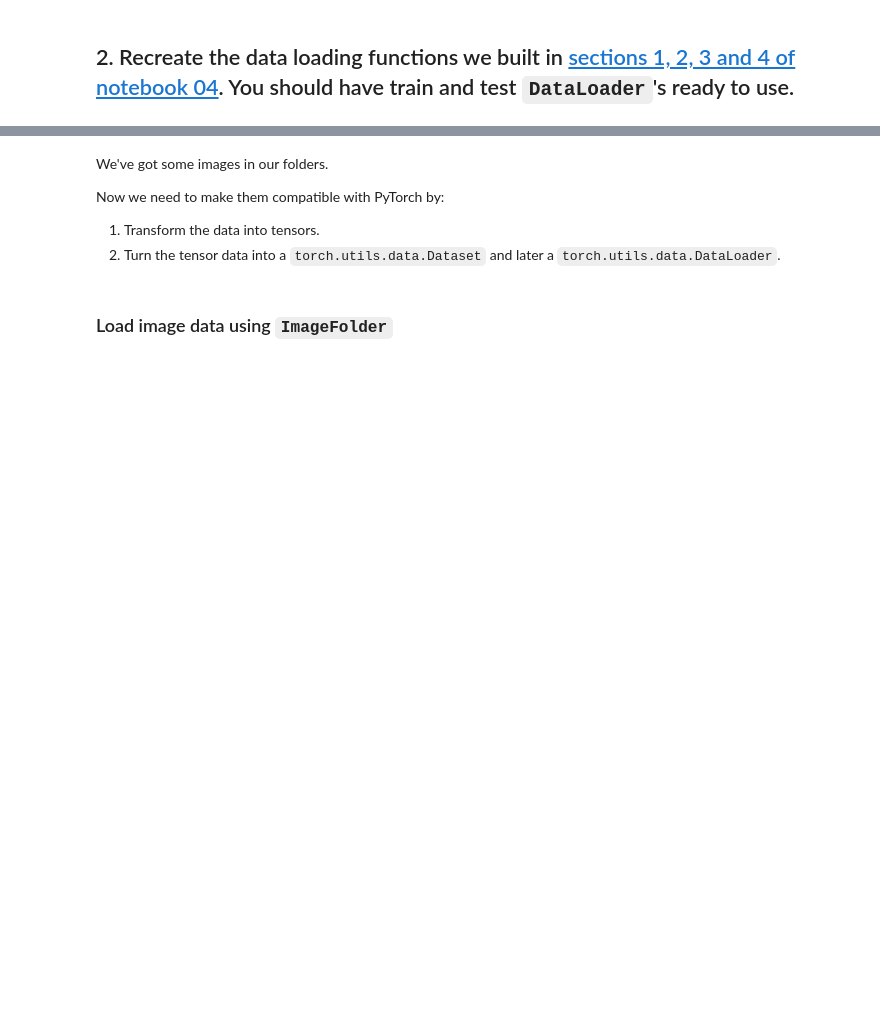
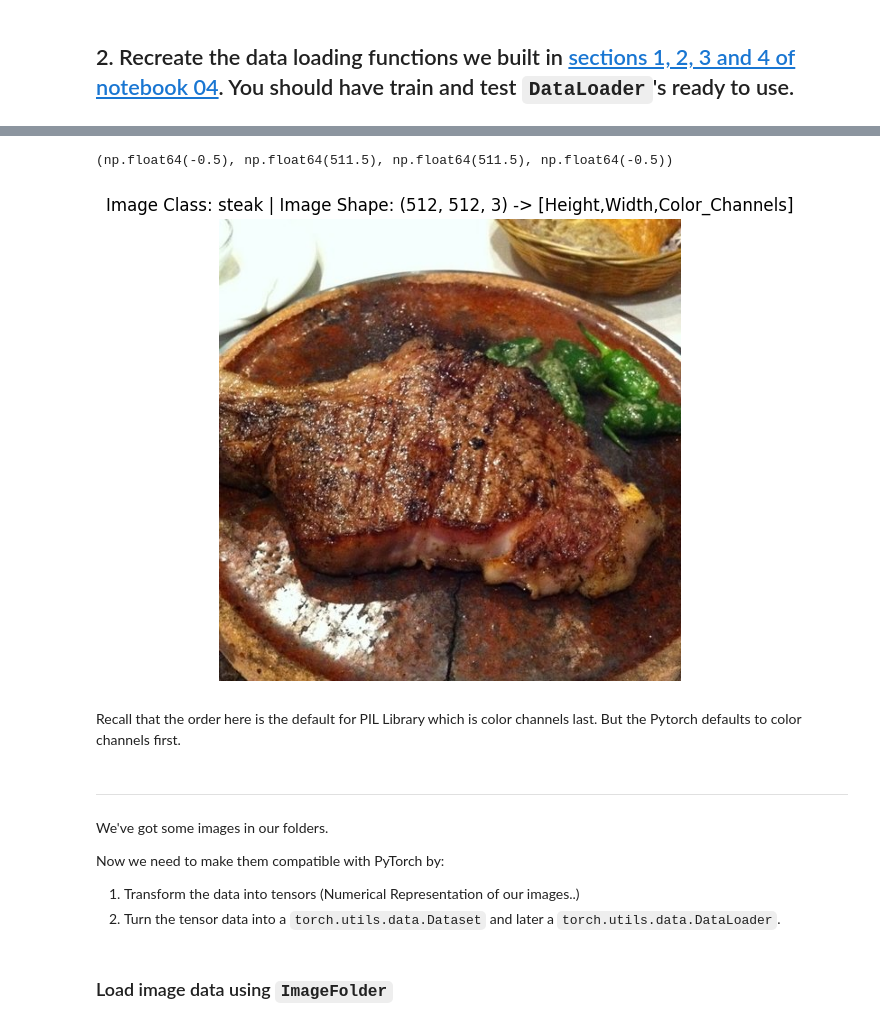
Before and after one commit to Datanerd97/PyTorch, a Jupyter notebook: extras/exercises/04_pytorch_custom_datasets_exercises.ipynb, the cells around one changed output, grey strips where cells are left out. Cells and saved outputs as stored; diff of their text form; code cells hidden in the pictures; blank space fills up the shorter version.

```diff
--- a/extras/exercises/04_pytorch_custom_datasets_exercises.ipynb
+++ b/extras/exercises/04_pytorch_custom_datasets_exercises.ipynb
@@ -62,0 +63,30 @@ device
+# %%
+# 1. Get data
+
+import requests
+import zipfile
+from pathlib import Path
+
+# We first setup path to a data folder
+data_path = Path("data/")
+image_path = data_path / "pizza_steak_sushi"
+
+# If the image folder does not exist, download it and prepare it
+
+if image_path.is_dir():
+  print(f"{image_path} directory already exist.... skipping download")
+else:
+  print(f"{image_path} does not exist, creating one...")
+  image_path.mkdir(parents = True,exist_ok = True)
+
+# Download pizza,steak and sushi data..
+
+with open(data_path / "pizza_steak_sushi.zip", "wb") as f:
+  request = requests.get("https://github.com/mrdbourke/pytorch-deep-learning/raw/refs/heads/main/data/pizza_steak_sushi.zip")
+  print("Downloading pizza, steak and sushi data..")
+  f.write(request.content)
+
+# Unzip pizza,steak and sushi data.
+with zipfile.ZipFile(data_path / "pizza_steak_sushi.zip", "r") as zip_ref:
+  print("Unzipping pizza,steak and sushi data")
+  zip_ref.extractall(image_path)
@@ -76,8 +186,30 @@ def walk_through_dir(dir_path):
+# %%
+# Do the image visualization with matplotlib
+
+import numpy as np
+import matplotlib.pyplot as plt
+
+# Turn The Image into an Array
+
+img_as_array = np.asarray(img)
+
+# Plot it with matplotlib
+plt.figure(figsize = (8,6))
+plt.imshow(img_as_array)
+plt.title(f"Image Class: {image_class} | Image Shape: {img_as_array.shape} -> [Height,Width,Color_Channels]")
+plt.axis(False)
+# %% [output]
+(np.float64(-0.5), np.float64(511.5), np.float64(511.5), np.float64(-0.5))
+[figure, added]
+# %% [markdown]
+Recall that the order here is the default for PIL Library which is color channels last. But the Pytorch defaults to color channels first.
+# %% [markdown]
+-----
 # %% [markdown]
 We've got some images in our folders.
 
 Now we need to make them compatible with PyTorch by:
-1. Transform the data into tensors.
+1. Transform the data into tensors (Numerical Representation of our images..)
 2. Turn the tensor data into a `torch.utils.data.Dataset` and later a `torch.utils.data.DataLoader`.
 # %%
 # 3.1 Transforming data with torchvision.transforms
```
Also changed, not shown: parts of 14 cells of this notebook.
